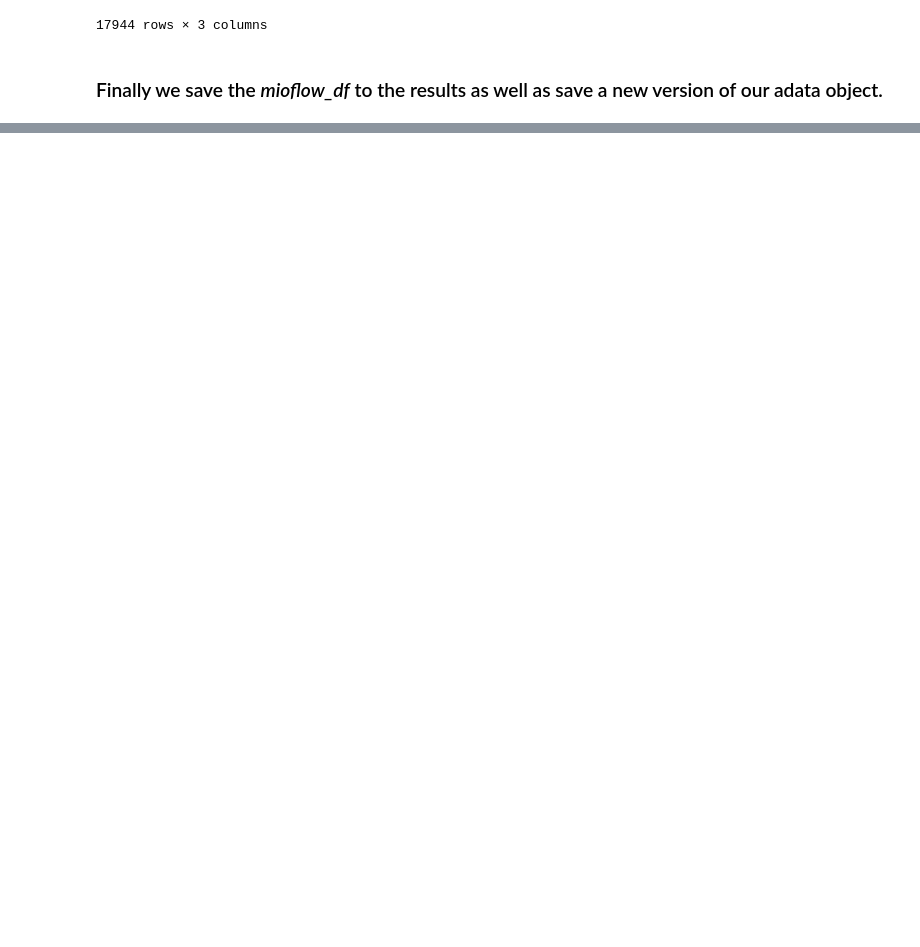
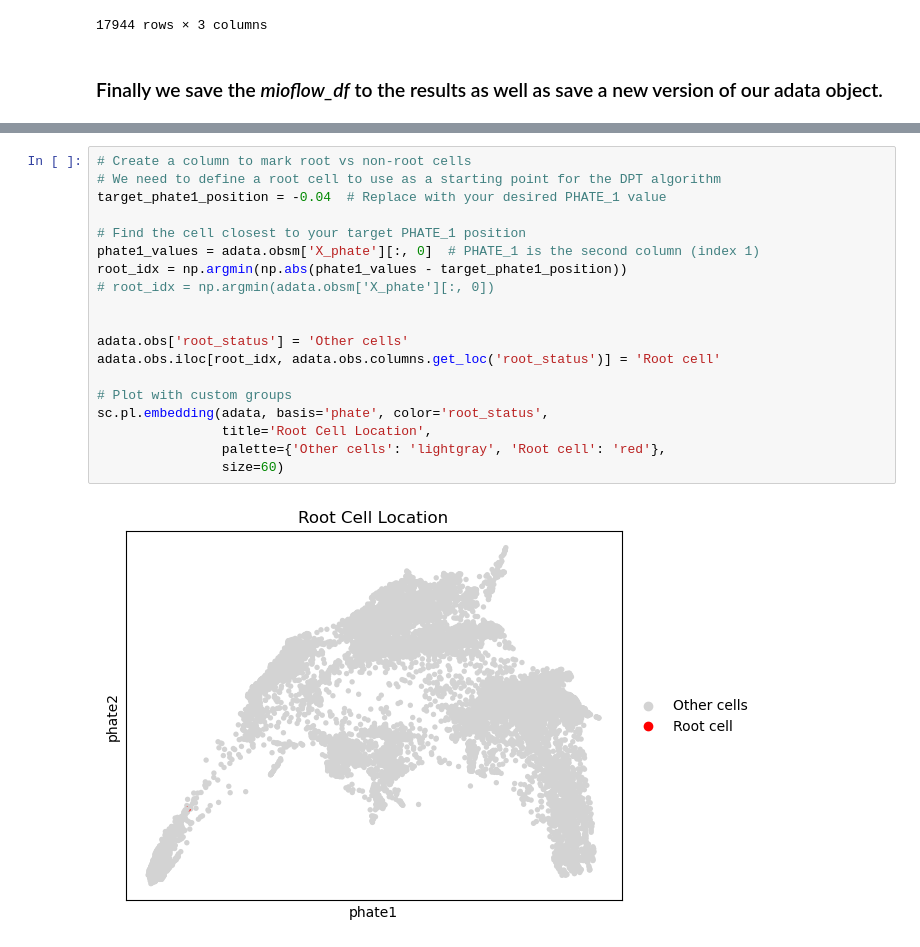
Before and after one commit to KrishnaswamyLab/omics_toolbox, a Jupyter notebook: notebooks/MIOFlow/3-time-pseudotime.ipynb, the cells around one changed output, grey strips where cells are left out. Saved outputs shown, nothing was run; the diff lists cells and outputs as text; blank space fills up the shorter version.

```diff
--- a/notebooks/MIOFlow/3-time-pseudotime.ipynb
+++ b/notebooks/MIOFlow/3-time-pseudotime.ipynb
@@ -213,0 +161,21 @@ AnnData object with n_obs × n_vars = 17944 × 18019
+# %%
+# Create a column to mark root vs non-root cells
+# We need to define a root cell to use as a starting point for the DPT algorithm
+target_phate1_position = -0.04  # Replace with your desired PHATE_1 value
+
+# Find the cell closest to your target PHATE_1 position
+phate1_values = adata.obsm['X_phate'][:, 0]  # PHATE_1 is the second column (index 1)
+root_idx = np.argmin(np.abs(phate1_values - target_phate1_position))
+# root_idx = np.argmin(adata.obsm['X_phate'][:, 0])
+
+
+adata.obs['root_status'] = 'Other cells'
+adata.obs.iloc[root_idx, adata.obs.columns.get_loc('root_status')] = 'Root cell'
+
+# Plot with custom groups
+sc.pl.embedding(adata, basis='phate', color='root_status',
+                title='Root Cell Location',
+                palette={'Other cells': 'lightgray', 'Root cell': 'red'},
+                size=60)
+# %% [output]
+[figure, added]
```
Also changed, not shown: parts of 24 cells of this notebook, 4 other files.
